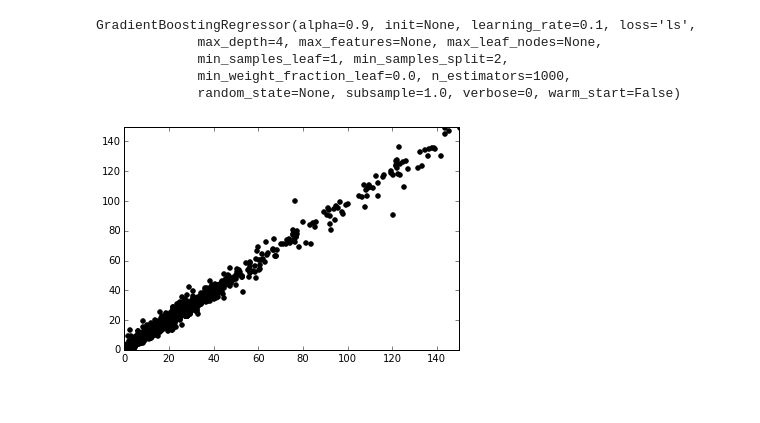
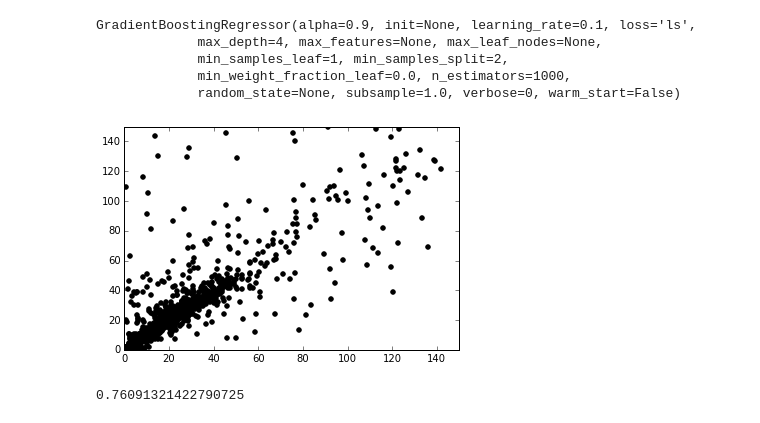
Before and after one commit to ayfu/CDIPS15_TeamCat, a Jupyter notebook: notebooks/model_attempt4.ipynb, the cells around one changed output. Drawn from its saved outputs; the diff is of its cells as text; code cells hidden in the pictures.

```diff
--- a/notebooks/model_attempt4.ipynb
+++ b/notebooks/model_attempt4.ipynb
@@ -435,8 +435,6 @@ train_y = trainp5.as_matrix(['cost'])[:,0]
 #train_y
 # %%
 gbr = GradientBoostingRegressor(n_estimators=1000,max_depth=4)
-# %%
-gbr = GradientBoostingRegressor
 # %%
 scores = cross_validation.cross_val_score(gbr, train_X, train_y, cv=10)
 scores
@@ -456,11 +454,16 @@ GradientBoostingRegressor(alpha=0.9, init=None, learning_rate=0.1, loss='ls',
              min_weight_fraction_leaf=0.0, n_estimators=1000,
              random_state=None, subsample=1.0, verbose=0, warm_start=False)
 # %%
-pred_y = gbr.predict(train_X)
+pred_y = cross_validation.cross_val_predict(gbr, train_X, train_y, cv=10)
 plt.scatter(train_y, pred_y,  color='black')
 plt.xlim((0,150))
 plt.ylim ((0,150))
 
 plt.show()
 # %% [output]
-[figure, old version]
+[figure, new version]
+# %%
+from sklearn import metrics
+metrics.r2_score(train_y, pred_y)
+# %% [output]
+0.76091321422790725
```
Also changed, not shown: parts of 5 cells of this notebook.
